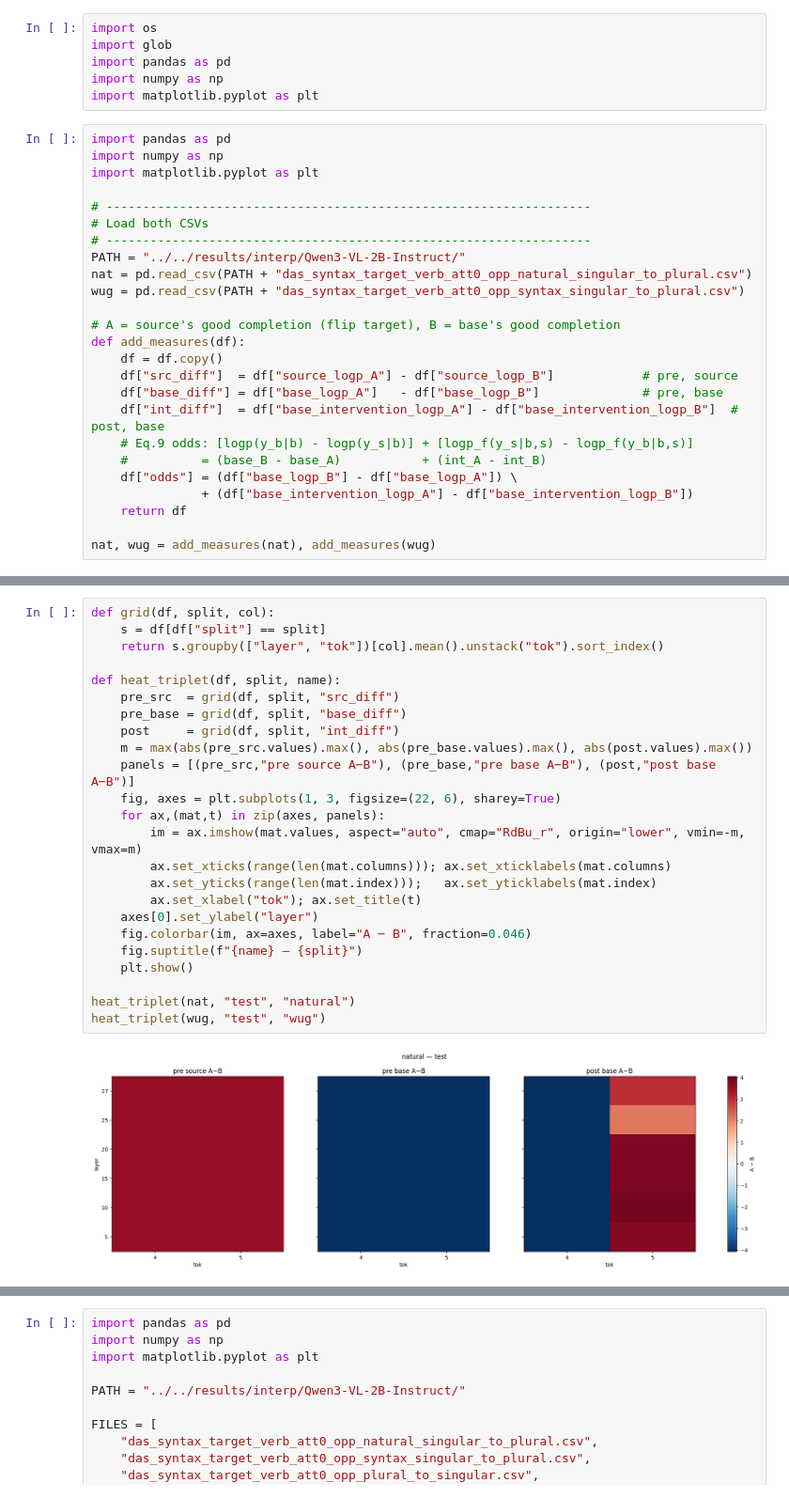
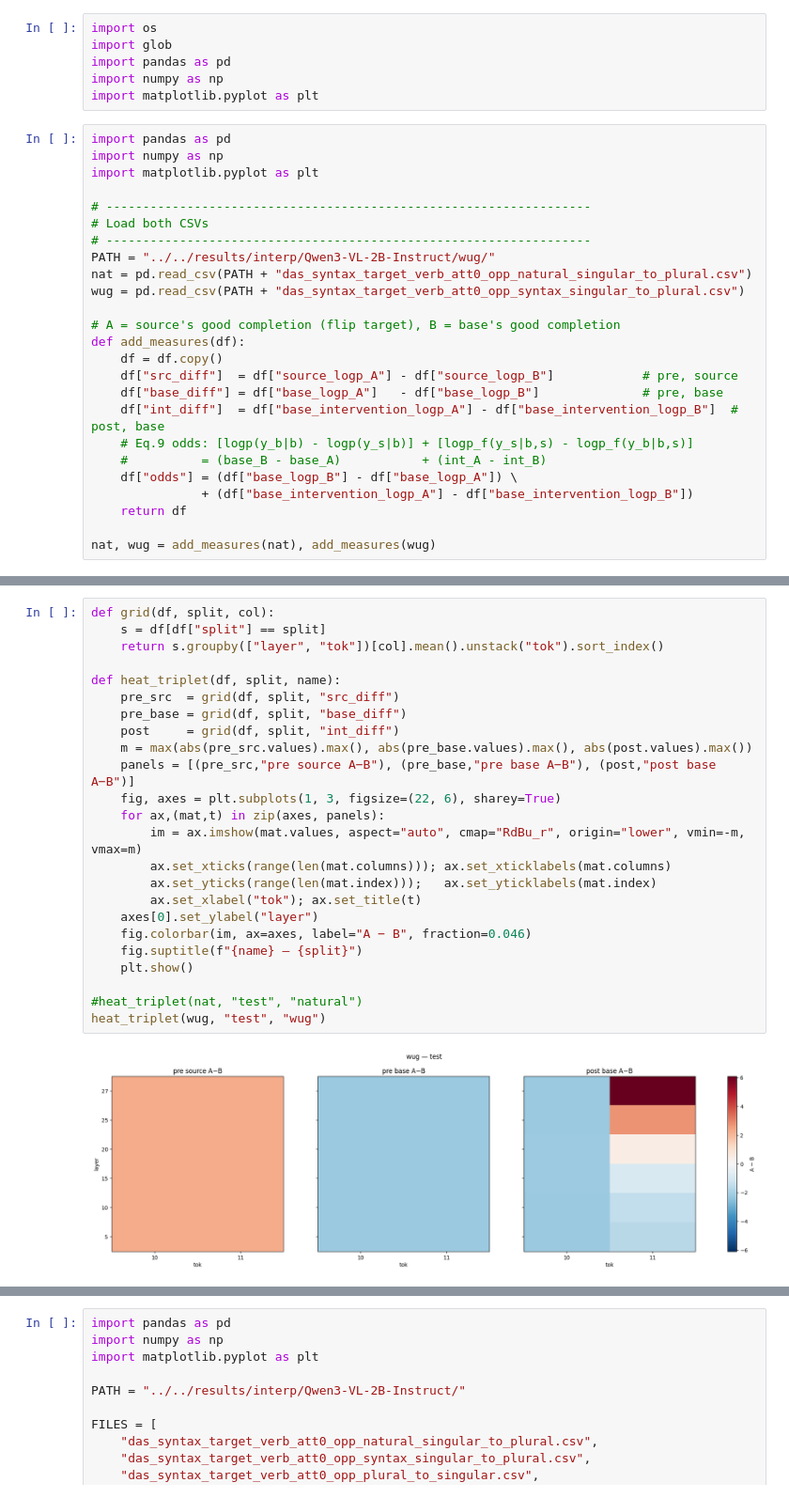
Before and after one commit to zstud04/wug-test-interp, a Jupyter notebook: analysis/interp/das_results.ipynb, the cells around one changed output, grey strips where cells are left out. Shown at 94% size. Cells and saved outputs as stored; diff of their text form.

```diff
--- a/analysis/interp/das_results.ipynb
+++ b/analysis/interp/das_results.ipynb
@@ -12,7 +12,7 @@ import matplotlib.pyplot as plt
 # ------------------------------------------------------------------
 # Load both CSVs
 # ------------------------------------------------------------------
-PATH = "../../results/interp/Qwen3-VL-2B-Instruct/"
+PATH = "../../results/interp/Qwen3-VL-2B-Instruct/wug/"
 nat = pd.read_csv(PATH + "das_syntax_target_verb_att0_opp_natural_singular_to_plural.csv")
 wug = pd.read_csv(PATH + "das_syntax_target_verb_att0_opp_syntax_singular_to_plural.csv")
 
@@ -48,26 +50,26 @@ plt.tight_layout(); plt.show()
 # %%
 def grid(df, split, col):
     s = df[df["split"] == split]
     return s.groupby(["layer", "tok"])[col].mean().unstack("tok").sort_index()
 
 def heat_triplet(df, split, name):
     pre_src  = grid(df, split, "src_diff")
     pre_base = grid(df, split, "base_diff")
     post     = grid(df, split, "int_diff")
     m = max(abs(pre_src.values).max(), abs(pre_base.values).max(), abs(post.values).max())
     panels = [(pre_src,"pre source A−B"), (pre_base,"pre base A−B"), (post,"post base A−B")]
     fig, axes = plt.subplots(1, 3, figsize=(22, 6), sharey=True)
     for ax,(mat,t) in zip(axes, panels):
         im = ax.imshow(mat.values, aspect="auto", cmap="RdBu_r", origin="lower", vmin=-m, vmax=m)
         ax.set_xticks(range(len(mat.columns))); ax.set_xticklabels(mat.columns)
         ax.set_yticks(range(len(mat.index)));   ax.set_yticklabels(mat.index)
         ax.set_xlabel("tok"); ax.set_title(t)
     axes[0].set_ylabel("layer")
     fig.colorbar(im, ax=axes, label="A − B", fraction=0.046)
     fig.suptitle(f"{name} — {split}")
     plt.show()
 
-heat_triplet(nat, "test", "natural")
+#heat_triplet(nat, "test", "natural")
 heat_triplet(wug, "test", "wug")
 # %% [output]
-[figure, old version]
+[figure, new version]
```
Also changed, not shown: parts of 5 cells of this notebook, 2 other files.
